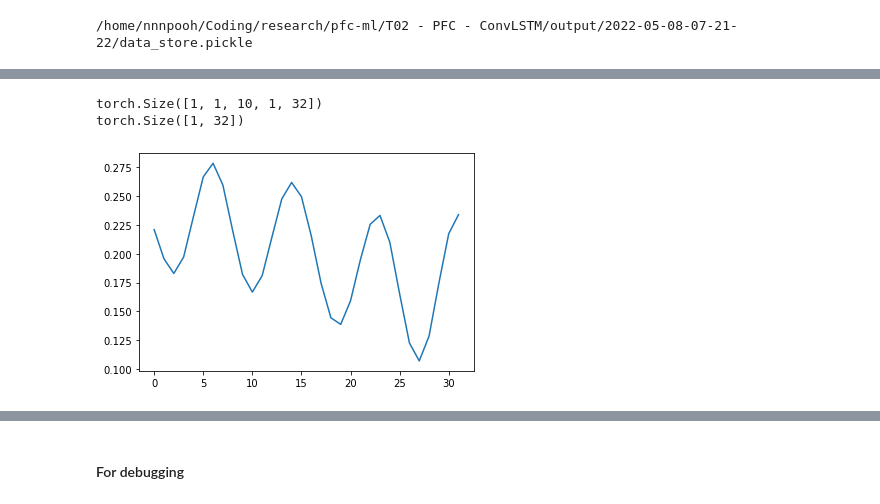
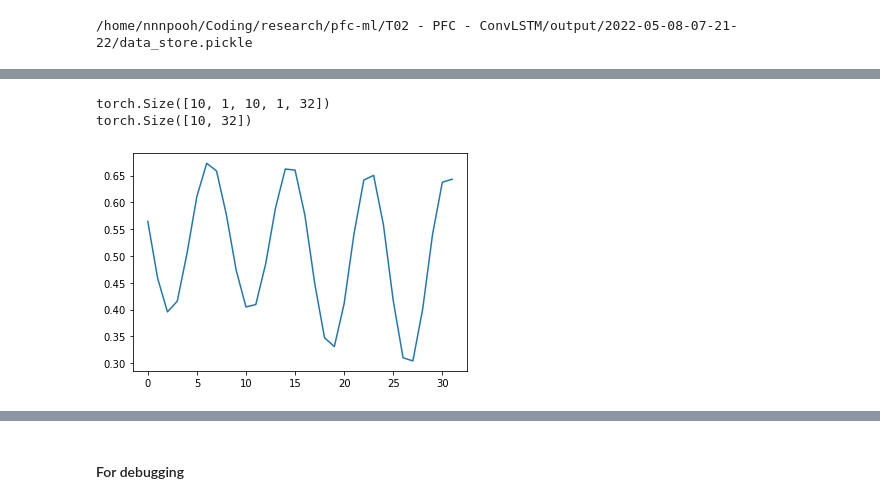
Before and after one commit to nnnpooh/pfc-ml, a Jupyter notebook: T04 - Pytorch ConvLSTM/C2 - ConvLSTM.ipynb, the cells around one changed output, grey strips where cells are left out. Drawn from its saved outputs; the diff is of its cells as text; code cells hidden in the pictures.

```diff
--- a/T04 - Pytorch ConvLSTM/C2 - ConvLSTM.ipynb
+++ b/T04 - Pytorch ConvLSTM/C2 - ConvLSTM.ipynb
@@ -243,7 +244,7 @@ kernel_size = (1, 3)
 padding = "same"
 activation = "tanh"
 frame_size = (1, 32)
-batch_size = 1
+batch_size = 10
 seq_length = 10
 num_channels = in_channels
 num_kernels = out_channels
@@ -311,22 +324,14 @@ class MyDataset(torch.utils.data.Dataset):
 # %%
-ds = MyDataset(data, seq_length, num_channels, frame_size)
-train_loader = DataLoader(ds, shuffle=True, batch_size=batch_size)
-# train_ = next(iter(train_loader))
-# print(train_[0].shape)
-# print(train_[1].shape)
-# phi_ = train_[0][0, 0, 0, 0, :].cpu().detach().numpy()
-# plt.plot(phi_)
+train_, phi_ = next(iter(train_loader))
+print(train_.shape)
+print(phi_.shape)
+train = train_[0, 0, -1, 0, :].cpu().detach().numpy()
+plt.plot(train)
+plt.show()
+# %% [output]
+torch.Size([10, 1, 10, 1, 32])
+torch.Size([10, 32])
+[figure, added]
-# %%
-train_ = next(iter(train_loader))
-print(train_[0].shape)
-print(train_[1].shape)
-phi_ = train_[0][-1, 0, 0, 0, :].cpu().detach().numpy()
-plt.plot(phi_)
-plt.show()
-# %% [output]
-torch.Size([1, 1, 10, 1, 32])
-torch.Size([1, 32])
-[figure, removed]
 # %%
 model = Seq2Seq(
     num_channels, num_kernels, kernel_size, padding, activation, frame_size, num_layers
```
Also changed, not shown: parts of 19 cells of this notebook, 1 other file.
